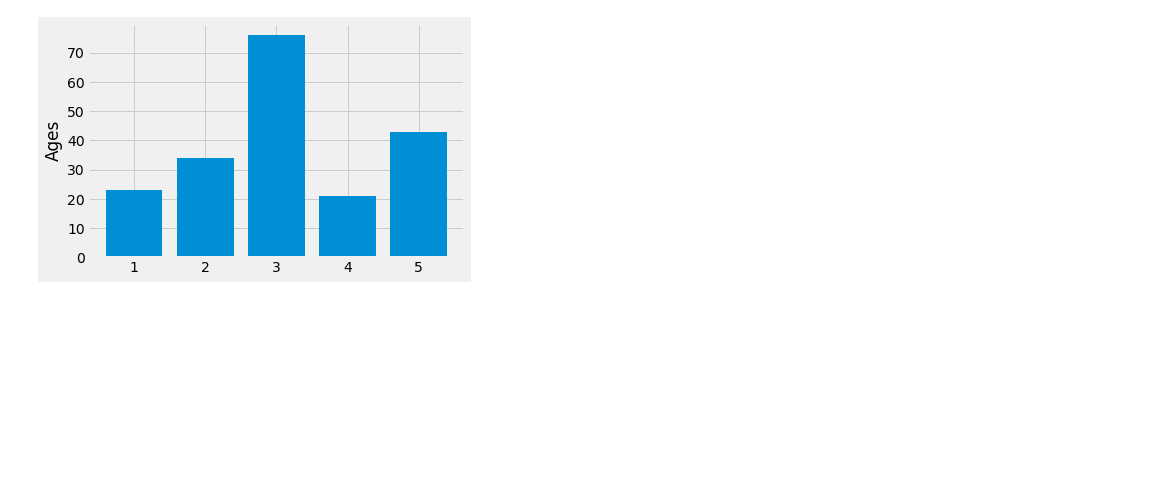
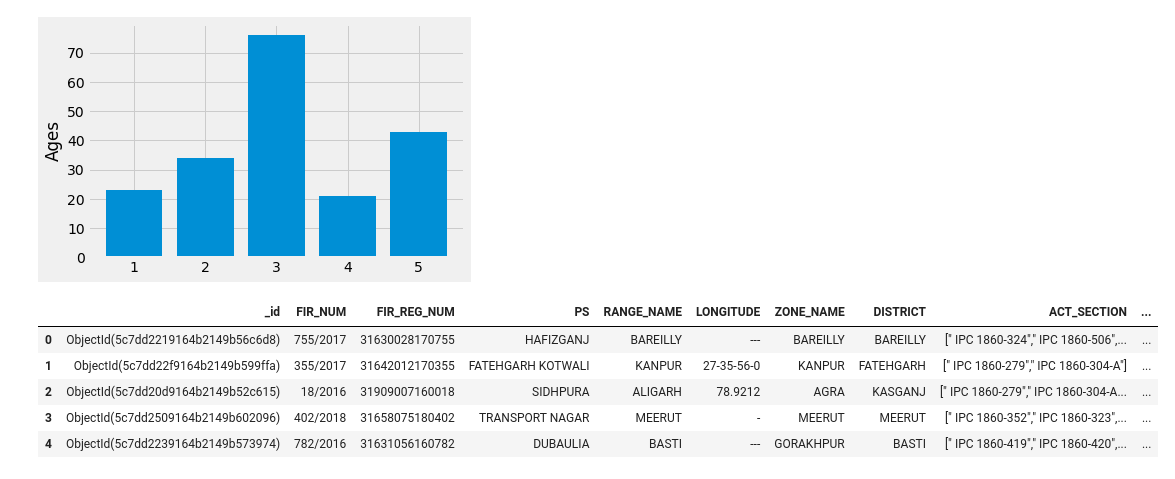
Before and after one commit to SahilSunda/police-demos, a Jupyter notebook: notebooks-101.ipynb, the cells around one changed output. Drawn from its saved outputs; the diff is of its cells as text; code cells hidden in the pictures; blank space fills up the shorter version.

```diff
--- a/notebooks-101.ipynb
+++ b/notebooks-101.ipynb
@@ -58,0 +64,9 @@ plt.show()
+# %%
+df.head()
+# %% [output]
+|  | _id | FIR_NUM | FIR_REG_NUM | PS | RANGE_NAME | LONGITUDE | ZONE_NAME | DISTRICT | ACT_SECTION | ... |
+| 0 | ObjectId(5c7dd2219164b2149b56c6d8) | 755/2017 | 31630028170755 | HAFIZGANJ | BAREILLY | --- | BAREILLY | BAREILLY | [" IPC 1860-324"," IPC 1860-506",... | ... |
+| 1 | ObjectId(5c7dd22f9164b2149b599ffa) | 355/2017 | 31642012170355 | FATEHGARH KOTWALI | KANPUR | 27-35-56-0 | KANPUR | FATEHGARH | [" IPC 1860-279"," IPC 1860-304-A"] | ... |
+| 2 | ObjectId(5c7dd20d9164b2149b52c615) | 18/2016 | 31909007160018 | SIDHPURA | ALIGARH | 78.9212 | AGRA | KASGANJ | [" IPC 1860-279"," IPC 1860-304-A... | ... |
+| 3 | ObjectId(5c7dd2509164b2149b602096) | 402/2018 | 31658075180402 | TRANSPORT NAGAR | MEERUT | - | MEERUT | MEERUT | [" IPC 1860-352"," IPC 1860-323",... | ... |
+| 4 | ObjectId(5c7dd2239164b2149b573974) | 782/2016 | 31631056160782 | DUBAULIA | BASTI | --- | GORAKHPUR | BASTI | [" IPC 1860-419"," IPC 1860-420",... | ... |
```
Also changed, not shown: parts of 5 cells of this notebook.
